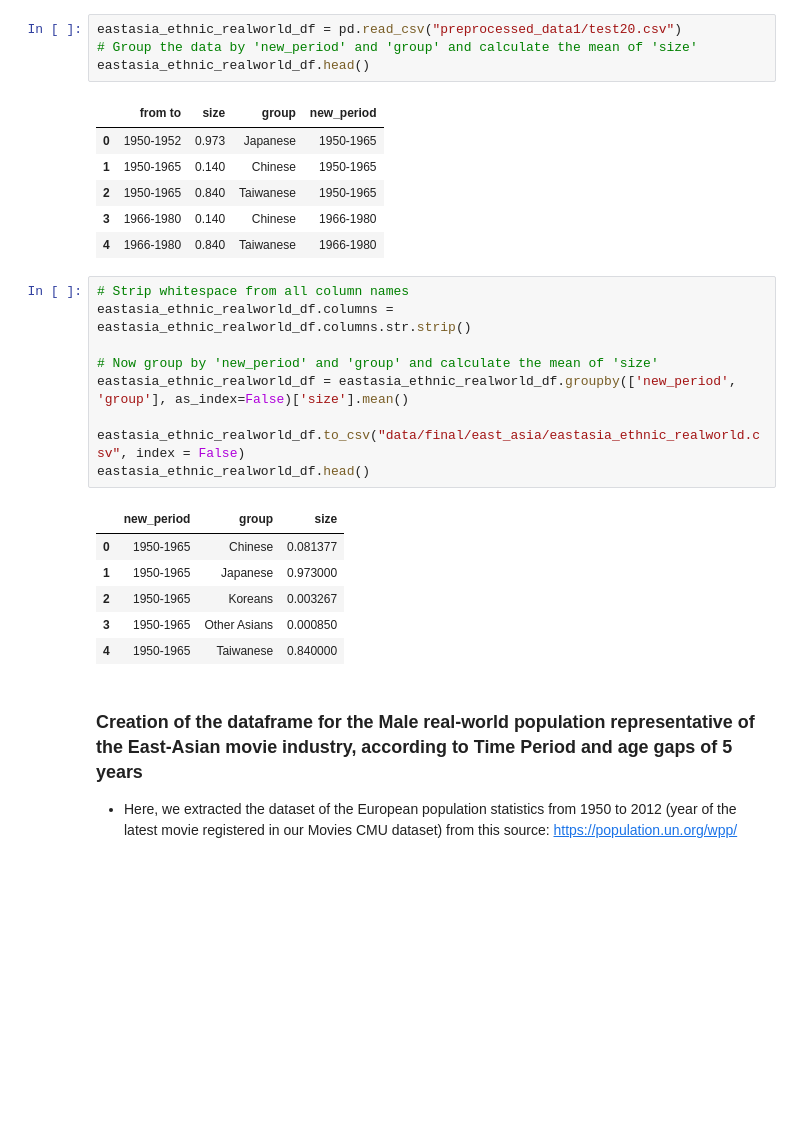
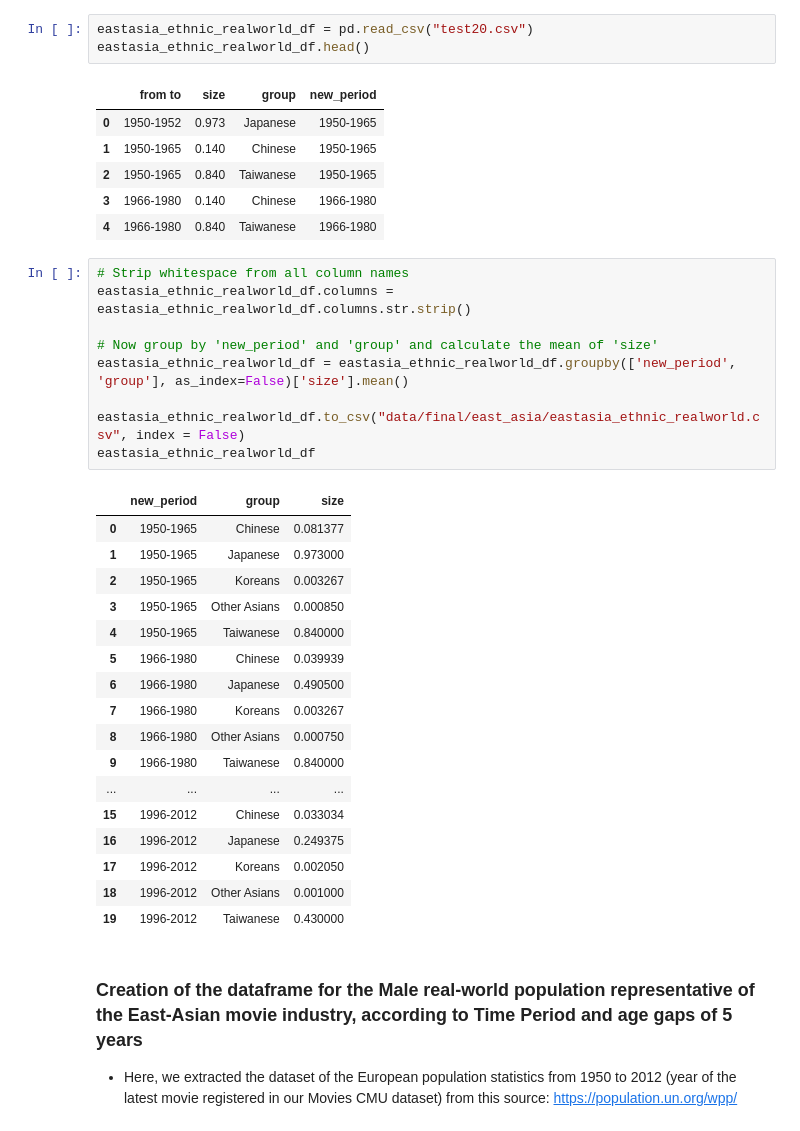
Before and after one commit to rimelq/Applied-Data-Analysis-Project, a Jupyter notebook: src/preprocessing_global.ipynb, the cells around one changed output. Drawn from its saved outputs; the diff is of its cells as text; blank space fills up the shorter version.

```diff
--- a/src/preprocessing_global.ipynb
+++ b/src/preprocessing_global.ipynb
@@ -2430,8 +2367,7 @@ See the caveats in the documentation: https://pandas.pydata.org/pandas-docs/stab
 | 3049 | 710 | China | 1950 | 1950 | Uyghur | 36000 | 71036000 | NaN | 0.0062 | POWERLESS | ... |
 | 3050 | 710 | China | 1950 | 1950 | Hui | 5000 | 71005000 | NaN | 0.0061 | POWERLESS | ... |
 # %%
-eastasia_ethnic_realworld_df = pd.read_csv("preprocessed_data1/test20.csv")
-# Group the data by 'new_period' and 'group' and calculate the mean of 'size'
+eastasia_ethnic_realworld_df = pd.read_csv("test20.csv")
 eastasia_ethnic_realworld_df.head()
 # %% [output]
 |  | from to | size | group | new_period |
@@ -2443,19 +2379,30 @@ eastasia_ethnic_realworld_df.head()
 # %%
 # Strip whitespace from all column names
 eastasia_ethnic_realworld_df.columns = eastasia_ethnic_realworld_df.columns.str.strip()
 
 # Now group by 'new_period' and 'group' and calculate the mean of 'size'
 eastasia_ethnic_realworld_df = eastasia_ethnic_realworld_df.groupby(['new_period', 'group'], as_index=False)['size'].mean()
 
 eastasia_ethnic_realworld_df.to_csv("data/final/east_asia/eastasia_ethnic_realworld.csv", index = False)
-eastasia_ethnic_realworld_df.head()
+eastasia_ethnic_realworld_df
 # %% [output]
 |  | new_period | group | size |
 | 0 | 1950-1965 | Chinese | 0.081377 |
 | 1 | 1950-1965 | Japanese | 0.973000 |
 | 2 | 1950-1965 | Koreans | 0.003267 |
 | 3 | 1950-1965 | Other Asians | 0.000850 |
 | 4 | 1950-1965 | Taiwanese | 0.840000 |
+| 5 | 1966-1980 | Chinese | 0.039939 |
+| 6 | 1966-1980 | Japanese | 0.490500 |
+| 7 | 1966-1980 | Koreans | 0.003267 |
+| 8 | 1966-1980 | Other Asians | 0.000750 |
+| 9 | 1966-1980 | Taiwanese | 0.840000 |
+| ... | ... | ... | ... |
+| 15 | 1996-2012 | Chinese | 0.033034 |
+| 16 | 1996-2012 | Japanese | 0.249375 |
+| 17 | 1996-2012 | Koreans | 0.002050 |
+| 18 | 1996-2012 | Other Asians | 0.001000 |
+| 19 | 1996-2012 | Taiwanese | 0.430000 |
 # %% [markdown]
 ### Creation of the dataframe for the Male real-world population representative of the East-Asian movie industry, according to Time Period and age gaps of 5 years
 
```
Also changed, not shown: parts of 33 cells of this notebook.
